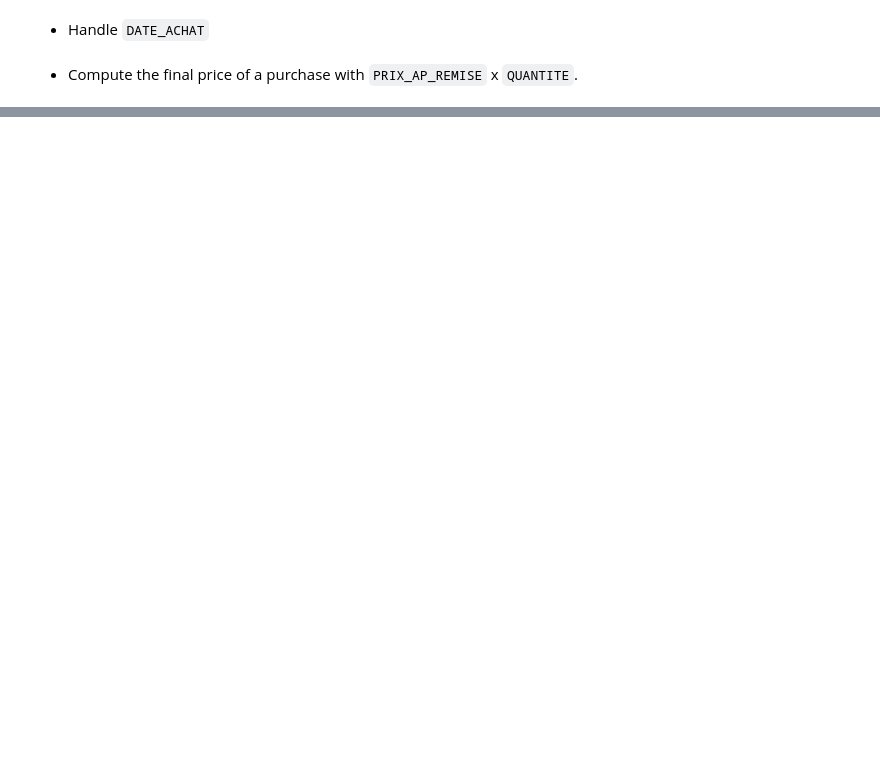
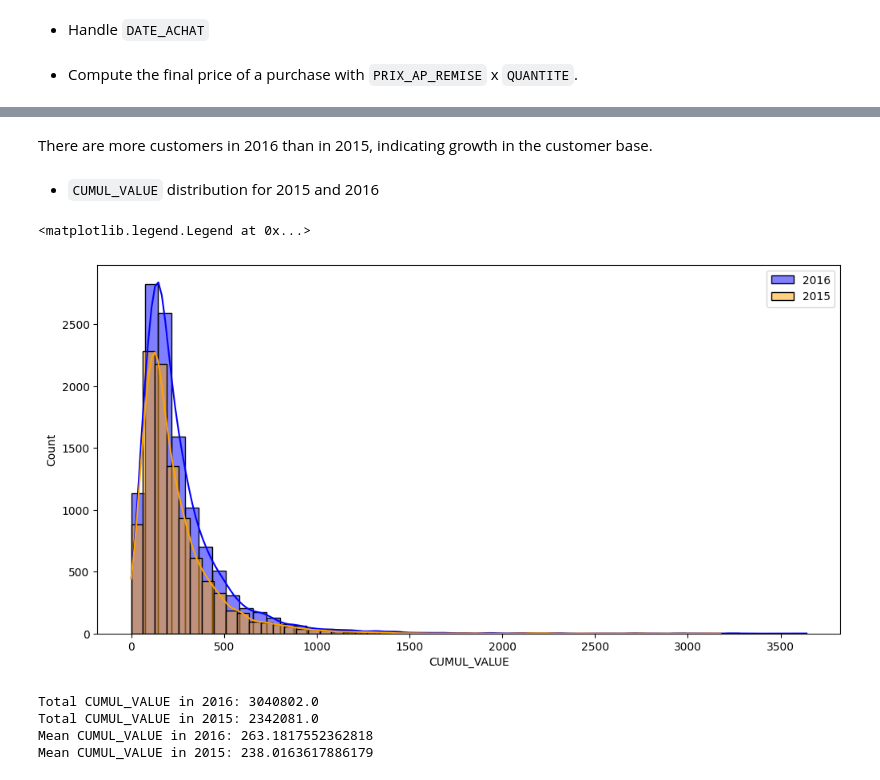
Before and after one commit to lucasmtse/Client-Segmentation, a Jupyter notebook: Notebook_segmentation.ipynb, the cells around one changed output, grey strips where cells are left out. Saved outputs shown, nothing was run; the diff lists cells and outputs as text; code cells hidden in the pictures; blank space fills up the shorter version.

```diff
--- a/Notebook_segmentation.ipynb
+++ b/Notebook_segmentation.ipynb
@@ -122,0 +587,28 @@ max_date_RFM_2015 = RECEIPTS_INFO_OK['DATE_ACHAT'].max() - pd.DateOffset(days=36
+# %% [markdown]
+There are more customers in 2016 than in 2015, indicating growth in the customer base.
+# %% [markdown]
+- `CUMUL_VALUE` distribution for 2015 and 2016
+# %%
+plt.figure(figsize=(12,6))
+sns.histplot(MASTER_RFM_2016['CUMUL_VALUE'], bins=50, kde=True, color='blue', label='2016')
+sns.histplot(MASTER_RFM_2015['CUMUL_VALUE'], bins=50, kde=True, color='orange', label='2015')
+plt.xlabel("CUMUL_VALUE")
+plt.legend()
+# %% [output]
+<matplotlib.legend.Legend at 0x...>
+[figure, added]
+# %%
+total_value_2016 = MASTER_RFM_2016['CUMUL_VALUE'].sum()
+print(f"Total CUMUL_VALUE in 2016: {total_value_2016}")
+total_value_2015 = MASTER_RFM_2015['CUMUL_VALUE'].sum()
+print(f"Total CUMUL_VALUE in 2015: {total_value_2015}")
+
+mean_value_2016 = MASTER_RFM_2016['CUMUL_VALUE'].mean()
+print(f"Mean CUMUL_VALUE in 2016: {mean_value_2016}")
+mean_value_2015 = MASTER_RFM_2015['CUMUL_VALUE'].mean()
+print(f"Mean CUMUL_VALUE in 2015: {mean_value_2015}")
+# %% [output]
+Total CUMUL_VALUE in 2016: 3040802.0
+Total CUMUL_VALUE in 2015: 2342081.0
+Mean CUMUL_VALUE in 2016: 263.1817552362818
+Mean CUMUL_VALUE in 2015: 238.0163617886179
```
Also changed, not shown: parts of 76 cells of this notebook, 2 other files.
